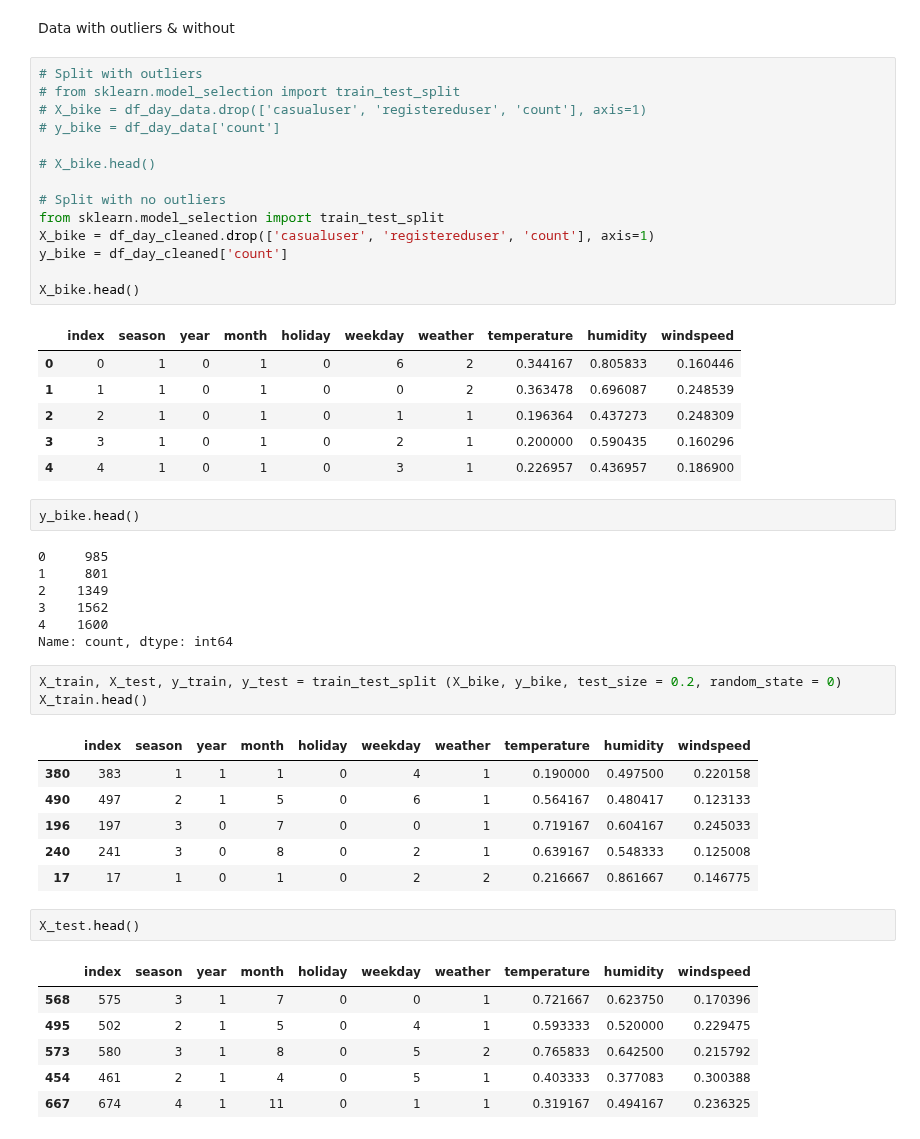
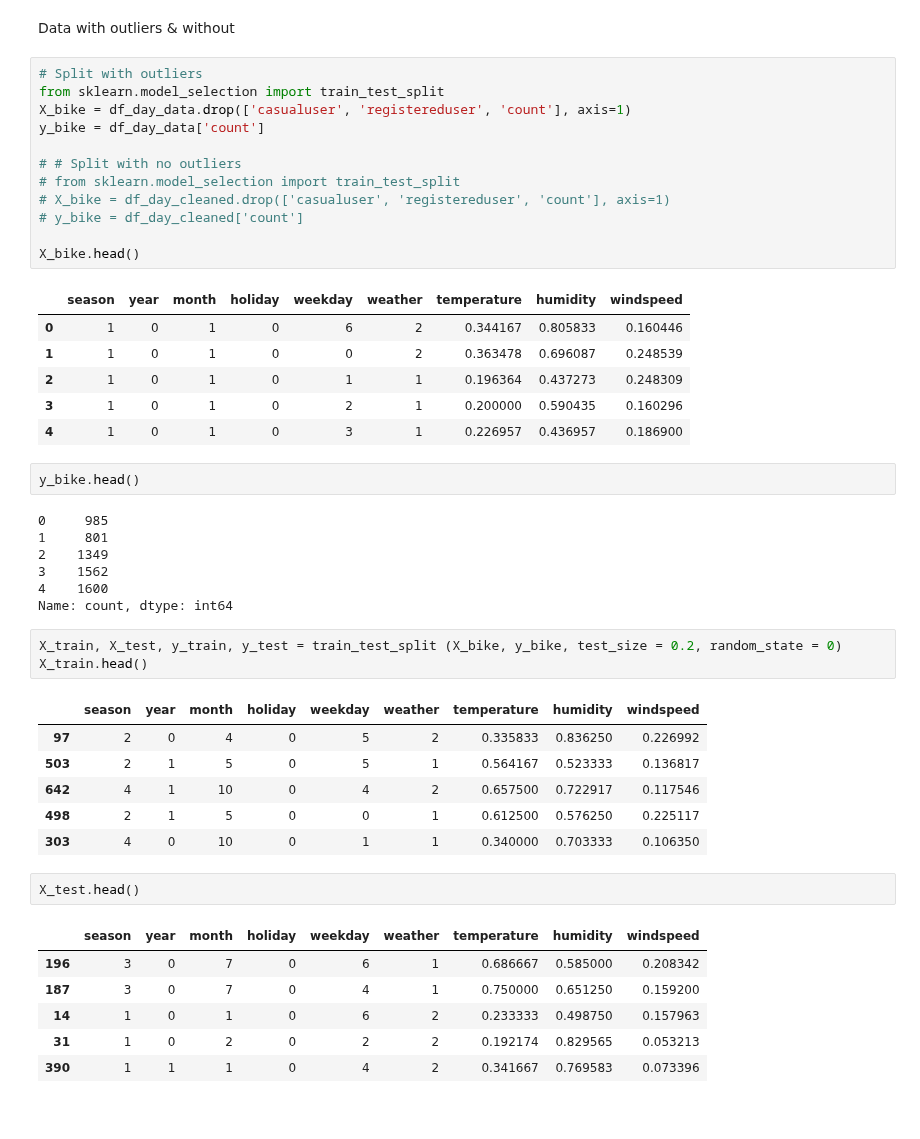
Before and after one commit to lianaling/bike-rental-forecast, a Jupyter notebook: notebooks/1.0 data-preprocessing.ipynb, the cells around one changed output. Cells and saved outputs as stored; diff of their text form.

```diff
--- a/notebooks/1.0 data-preprocessing.ipynb
+++ b/notebooks/1.0 data-preprocessing.ipynb
@@ -481,25 +482,23 @@ axes[1].set(xlabel = 'Year', ylabel = 'Unregistered User')
 Data with outliers & without
 # %%
 # Split with outliers
+from sklearn.model_selection import train_test_split
+X_bike = df_day_data.drop(['casualuser', 'registereduser', 'count'], axis=1)
+y_bike = df_day_data['count']
+
+# # Split with no outliers
 # from sklearn.model_selection import train_test_split
-# X_bike = df_day_data.drop(['casualuser', 'registereduser', 'count'], axis=1)
-# y_bike = df_day_data['count']
-
-# X_bike.head()
-
-# Split with no outliers
-from sklearn.model_selection import train_test_split
-X_bike = df_day_cleaned.drop(['casualuser', 'registereduser', 'count'], axis=1)
-y_bike = df_day_cleaned['count']
+# X_bike = df_day_cleaned.drop(['casualuser', 'registereduser', 'count'], axis=1)
+# y_bike = df_day_cleaned['count']
 
 X_bike.head()
 # %% [output]
-|  | index | season | year | month | holiday | weekday | weather | temperature | humidity | windspeed |
-| 0 | 0 | 1 | 0 | 1 | 0 | 6 | 2 | 0.344167 | 0.805833 | 0.160446 |
-| 1 | 1 | 1 | 0 | 1 | 0 | 0 | 2 | 0.363478 | 0.696087 | 0.248539 |
-| 2 | 2 | 1 | 0 | 1 | 0 | 1 | 1 | 0.196364 | 0.437273 | 0.248309 |
-| 3 | 3 | 1 | 0 | 1 | 0 | 2 | 1 | 0.200000 | 0.590435 | 0.160296 |
-| 4 | 4 | 1 | 0 | 1 | 0 | 3 | 1 | 0.226957 | 0.436957 | 0.186900 |
+|  | season | year | month | holiday | weekday | weather | temperature | humidity | windspeed |
+| 0 | 1 | 0 | 1 | 0 | 6 | 2 | 0.344167 | 0.805833 | 0.160446 |
+| 1 | 1 | 0 | 1 | 0 | 0 | 2 | 0.363478 | 0.696087 | 0.248539 |
+| 2 | 1 | 0 | 1 | 0 | 1 | 1 | 0.196364 | 0.437273 | 0.248309 |
+| 3 | 1 | 0 | 1 | 0 | 2 | 1 | 0.200000 | 0.590435 | 0.160296 |
+| 4 | 1 | 0 | 1 | 0 | 3 | 1 | 0.226957 | 0.436957 | 0.186900 |
 # %%
 y_bike.head()
 # %% [output]
@@ -513,19 +512,19 @@ Name: count, dtype: int64
 X_train, X_test, y_train, y_test = train_test_split (X_bike, y_bike, test_size = 0.2, random_state = 0)
 X_train.head()
 # %% [output]
-|  | index | season | year | month | holiday | weekday | weather | temperature | humidity | windspeed |
-| 380 | 383 | 1 | 1 | 1 | 0 | 4 | 1 | 0.190000 | 0.497500 | 0.220158 |
-| 490 | 497 | 2 | 1 | 5 | 0 | 6 | 1 | 0.564167 | 0.480417 | 0.123133 |
-| 196 | 197 | 3 | 0 | 7 | 0 | 0 | 1 | 0.719167 | 0.604167 | 0.245033 |
-| 240 | 241 | 3 | 0 | 8 | 0 | 2 | 1 | 0.639167 | 0.548333 | 0.125008 |
-| 17 | 17 | 1 | 0 | 1 | 0 | 2 | 2 | 0.216667 | 0.861667 | 0.146775 |
+|  | season | year | month | holiday | weekday | weather | temperature | humidity | windspeed |
+| 97 | 2 | 0 | 4 | 0 | 5 | 2 | 0.335833 | 0.836250 | 0.226992 |
+| 503 | 2 | 1 | 5 | 0 | 5 | 1 | 0.564167 | 0.523333 | 0.136817 |
+| 642 | 4 | 1 | 10 | 0 | 4 | 2 | 0.657500 | 0.722917 | 0.117546 |
+| 498 | 2 | 1 | 5 | 0 | 0 | 1 | 0.612500 | 0.576250 | 0.225117 |
+| 303 | 4 | 0 | 10 | 0 | 1 | 1 | 0.340000 | 0.703333 | 0.106350 |
 # %%
 X_test.head()
 # %% [output]
-|  | index | season | year | month | holiday | weekday | weather | temperature | humidity | windspeed |
-| 568 | 575 | 3 | 1 | 7 | 0 | 0 | 1 | 0.721667 | 0.623750 | 0.170396 |
-| 495 | 502 | 2 | 1 | 5 | 0 | 4 | 1 | 0.593333 | 0.520000 | 0.229475 |
-| 573 | 580 | 3 | 1 | 8 | 0 | 5 | 2 | 0.765833 | 0.642500 | 0.215792 |
-| 454 | 461 | 2 | 1 | 4 | 0 | 5 | 1 | 0.403333 | 0.377083 | 0.300388 |
-| 667 | 674 | 4 | 1 | 11 | 0 | 1 | 1 | 0.319167 | 0.494167 | 0.236325 |
+|  | season | year | month | holiday | weekday | weather | temperature | humidity | windspeed |
+| 196 | 3 | 0 | 7 | 0 | 6 | 1 | 0.686667 | 0.585000 | 0.208342 |
+| 187 | 3 | 0 | 7 | 0 | 4 | 1 | 0.750000 | 0.651250 | 0.159200 |
+| 14 | 1 | 0 | 1 | 0 | 6 | 2 | 0.233333 | 0.498750 | 0.157963 |
+| 31 | 1 | 0 | 2 | 0 | 2 | 2 | 0.192174 | 0.829565 | 0.053213 |
+| 390 | 1 | 1 | 1 | 0 | 4 | 2 | 0.341667 | 0.769583 | 0.073396 |
 # %%
```
Also changed, not shown: parts of 3 cells of this notebook, 3 other files.
